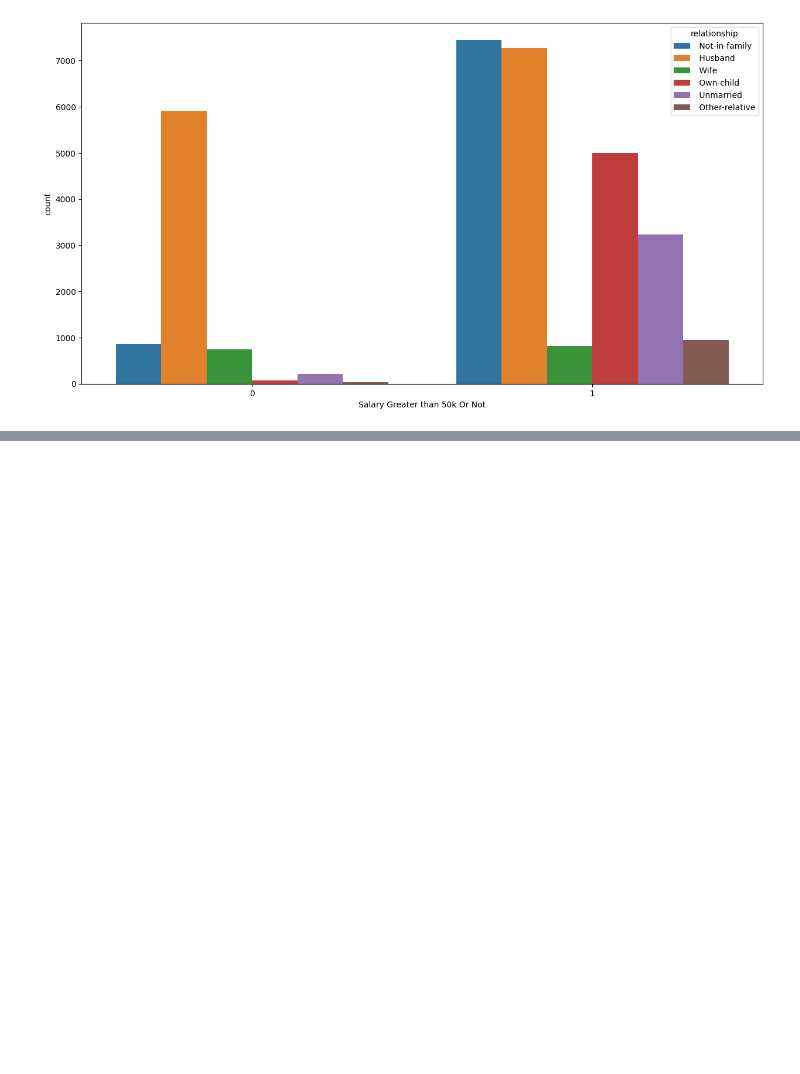
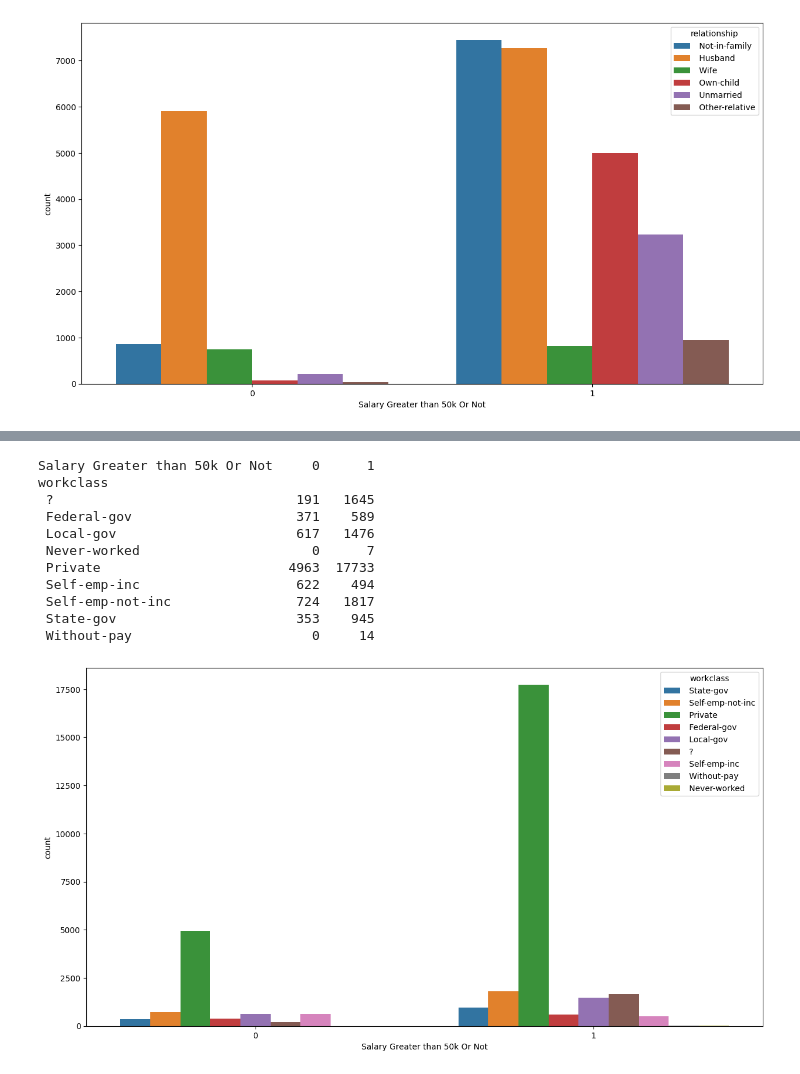
Before and after one commit to DPrakashMewari/BankClassification, a Jupyter notebook: notebook/Salary Classification.ipynb, the cells around one changed output, grey strips where cells are left out. Drawn from its saved outputs; the diff is of its cells as text; code cells hidden in the pictures; blank space fills up the shorter version.

```diff
--- a/notebook/Salary Classification.ipynb
+++ b/notebook/Salary Classification.ipynb
@@ -289,3 +307,20 @@ relationship
+# %%
+BVA_categorical_plot(df,'workclass','Salary Greater than 50k Or Not')
+
+# People are From Private Workclass shows frequency is higher in case < 50 k salary
+# %% [output]
+Salary Greater than 50k Or Not     0      1
+workclass
+ ?                               191   1645
+ Federal-gov                     371    589
+ Local-gov                       617   1476
+ Never-worked                      0      7
+ Private                        4963  17733
+ Self-emp-inc                    622    494
+ Self-emp-not-inc                724   1817
+ State-gov                       353    945
+ Without-pay                       0     14
+[figure, added]
 # %%
 df.info()
 # %% [output]
```
Also changed, not shown: parts of 5 cells of this notebook.
